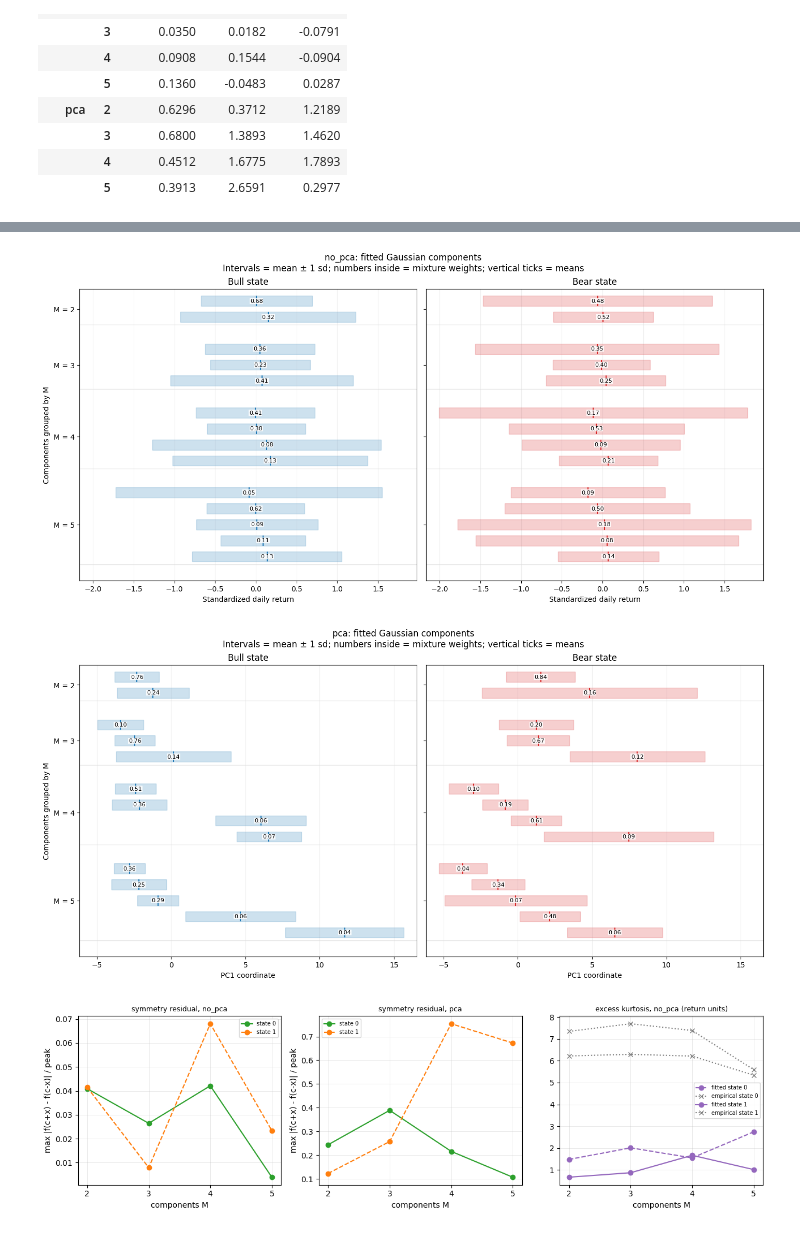
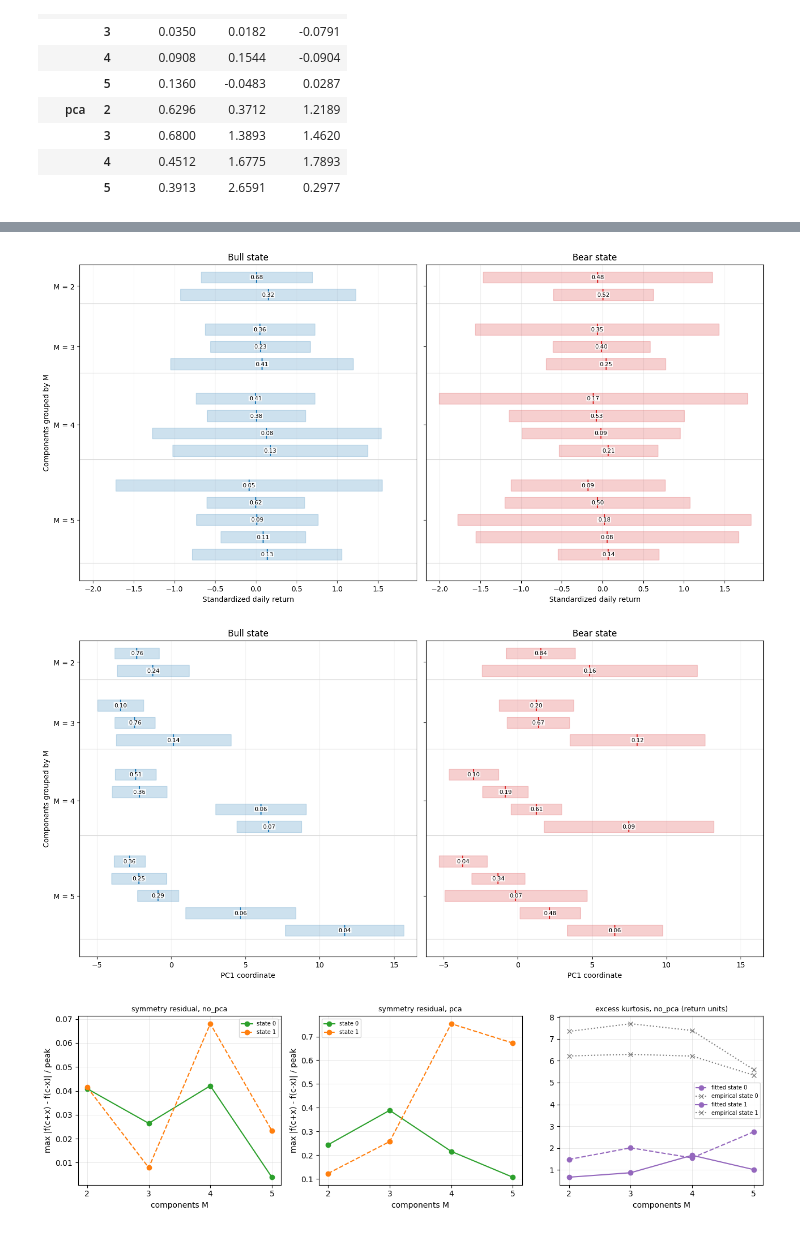
Before and after one commit to leoyxngg/FlexibleEmissionHMM, a Jupyter notebook: notebooks/sp500/gmm_distribution.ipynb, the cells around one changed output, grey strips where cells are left out. Cells and saved outputs as stored; diff of their text form; code cells hidden in the pictures.

```diff
--- a/notebooks/sp500/gmm_distribution.ipynb
+++ b/notebooks/sp500/gmm_distribution.ipynb
@@ -374,42 +371,35 @@ for leg in ("no_pca", "pca"):
                 )
                 y += 1
 
             tick_positions.append((group_start + y - 1) / 2)
             tick_labels.append(f"M = {m}")
 
             ax.axhline(y - 0.5, color="0.85", linewidth=0.8)
             y += 1  # Gap between component-count groups.
 
         ax.set_yticks(tick_positions, tick_labels)
         ax.set_title("Bull state" if is_bull else "Bear state")
         ax.set_xlabel(
             "Standardized daily return"
             if leg == "no_pca"
             else "PC1 coordinate"
         )
         ax.grid(axis="x", alpha=0.2)
         ax.set_axisbelow(True)
 
     # Common limits include every component's full displayed interval.
     sub = comps.loc[comps["leg"] == leg]
     lower = (sub["mu"] - sub["sd"]).min()
     upper = (sub["mu"] + sub["sd"]).max()
     padding = max(0.04 * (upper - lower), 0.1)
 
     axes[0].set_xlim(lower - padding, upper + padding)
     axes[0].set_ylim(y - 0.5, -0.75)
     axes[0].set_ylabel("Components grouped by M")
-
-    fig.suptitle(
-        f"{leg}: fitted Gaussian components\n"
-        "Intervals = mean ± 1 sd; numbers inside = mixture weights; "
-        "vertical ticks = means",
-        fontsize=12,
-    )
     plt.show()
 # %% [output]
-[figure, old version]
+[figure, new version]
-[figure, old version]
+[figure, new version]
 # %%
 # Figure 3: symmetry residual by M per leg, and fitted vs empirical excess
 # kurtosis on the no_pca leg.
```
Also changed, not shown: parts of 2 cells of this notebook, 53 other files.
